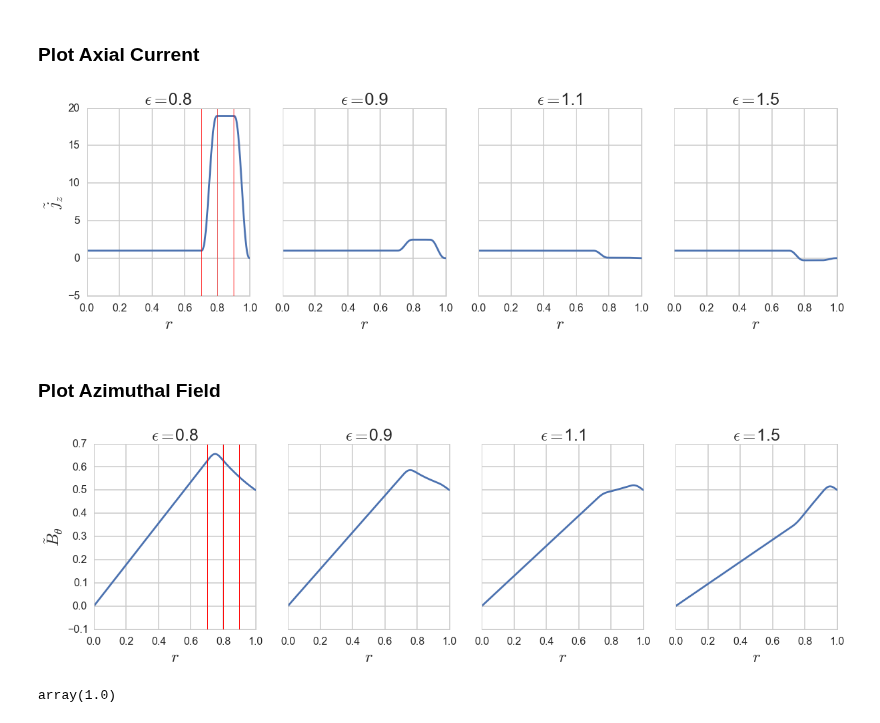
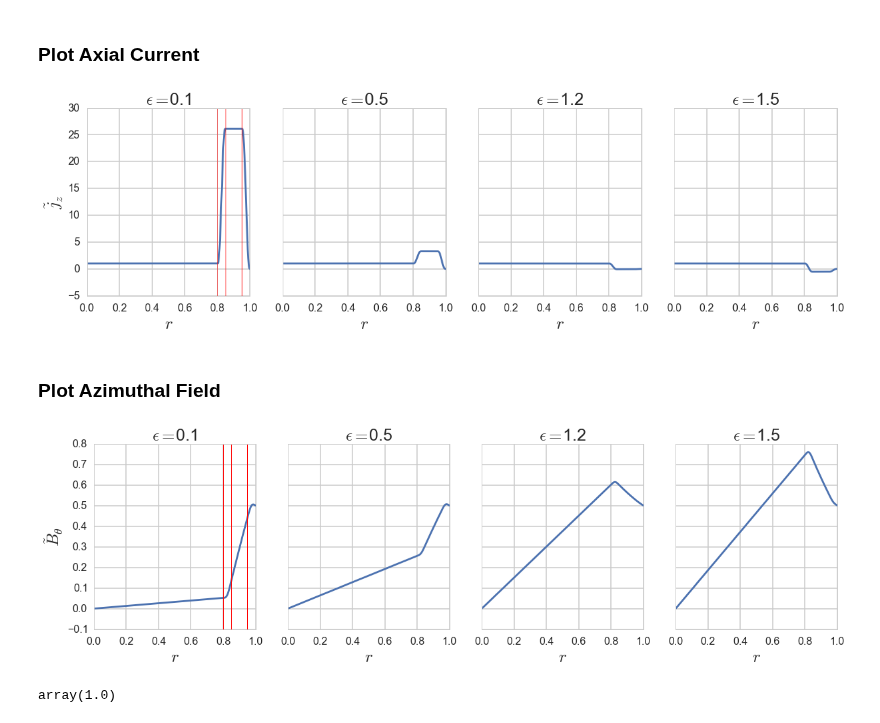
Before and after one commit to jensv/fluxtubestability, a Jupyter notebook: ipython_notebooks/explore_smooth_core_skin_profile.ipynb, the cells around one changed output. Saved outputs shown, nothing was run; the diff lists cells and outputs as text; code cells hidden in the pictures.

```diff
--- a/ipython_notebooks/explore_smooth_core_skin_profile.ipynb
+++ b/ipython_notebooks/explore_smooth_core_skin_profile.ipynb
@@ -86,13 +86,13 @@ plt.show()
 ### Create Profiles
 # %%
 ep_08_profile = es.UnitlessSmoothedCoreSkin(epsilon=0.1, lambda_bar=1.0, k_bar=1.,
-                                            core_radius_norm=0.7, transition_width_norm=0.1, skin_width_norm=0.1)
+                                            core_radius_norm=0.8, transition_width_norm=0.05, skin_width_norm=0.1)
 ep_09_profile = es.UnitlessSmoothedCoreSkin(epsilon=0.5, lambda_bar=1.0, k_bar=1.,
-                                            core_radius_norm=0.7, transition_width_norm=0.1, skin_width_norm=0.1)
+                                            core_radius_norm=0.8, transition_width_norm=0.05, skin_width_norm=0.1)
 ep_10_profile = es.UnitlessSmoothedCoreSkin(epsilon=1.2, lambda_bar=1.0, k_bar=1.,
-                                            core_radius_norm=0.7, transition_width_norm=0.1, skin_width_norm=0.1)
+                                            core_radius_norm=0.8, transition_width_norm=0.05, skin_width_norm=0.1)
 ep_15_profile = es.UnitlessSmoothedCoreSkin(epsilon=1.5, lambda_bar=1.0, k_bar=1.,
-                                            core_radius_norm=0.7, transition_width_norm=0.1, skin_width_norm=0.1)
+                                            core_radius_norm=0.8, transition_width_norm=0.05, skin_width_norm=0.1)
 # %% [markdown]
 ### Get Splines
 # %%
@@ -101,35 +101,35 @@ ep_09_splines = ep_09_profile.get_splines()
 ep_10_splines = ep_10_profile.get_splines()
 ep_15_splines = ep_15_profile.get_splines()
 # %%
-epsilon_labels = [0.8, 0.9, 1.1, 1.5]
+epsilon_labels = [0.1, 0.5, 1.2, 1.5]
 r = np.linspace(0, 1, 1000)
 # %% [markdown]
 ### Plot Axial Current
 # %%
 fig, axs = plt.subplots(1,4, figsize=(20,5), sharey=True)
 axs[0].plot(r, ep_08_splines['j_z'](r))
-axs[0].axvline(0.7, lw=1, color='red')
 axs[0].axvline(0.8, lw=1, color='red')
-axs[0].axvline(0.9, lw=1, color='red')
+axs[0].axvline(0.85, lw=1, color='red')
+axs[0].axvline(0.95, lw=1, color='red')
 axs[1].plot(r, ep_09_splines['j_z'](r))
 axs[2].plot(r, ep_10_splines['j_z'](r))
 axs[3].plot(r, ep_15_splines['j_z'](r))
 
 axs[0].set_ylabel(r'$\tilde{j}_{z}$', fontsize=25)
 for i, axis in enumerate(axs):
     axis.set_xlabel(r'$r$', fontsize=25)
     epsilon = epsilon_labels[i]
     axis.set_title(r'$\epsilon = $' + str(epsilon), fontsize=25)
 # %% [output]
-[figure, old version]
+[figure, new version]
 # %% [markdown]
 ### Plot Azimuthal Field
 # %%
 fig, axs = plt.subplots(1,4, figsize=(20,5), sharey=True)
 axs[0].plot(r, ep_08_splines['b_theta'](r))
-axs[0].axvline(0.7, lw=1, color='red')
 axs[0].axvline(0.8, lw=1, color='red')
-axs[0].axvline(0.9, lw=1, color='red')
+axs[0].axvline(0.85, lw=1, color='red')
+axs[0].axvline(0.95, lw=1, color='red')
 axs[1].plot(r, ep_09_splines['b_theta'](r))
 axs[2].plot(r, ep_10_splines['b_theta'](r))
 axs[3].plot(r, ep_15_splines['b_theta'](r))
@@ -140,7 +140,7 @@ for i, axis in enumerate(axs):
     epsilon = epsilon_labels[i]
     axis.set_title(r'$\epsilon = $' + str(epsilon), fontsize=25)
 # %% [output]
-[figure, old version]
+[figure, new version]
 # %%
 ep_08_splines['j_z'](0.7)
 # %% [output]
```
Also changed, not shown: 1 other file.
